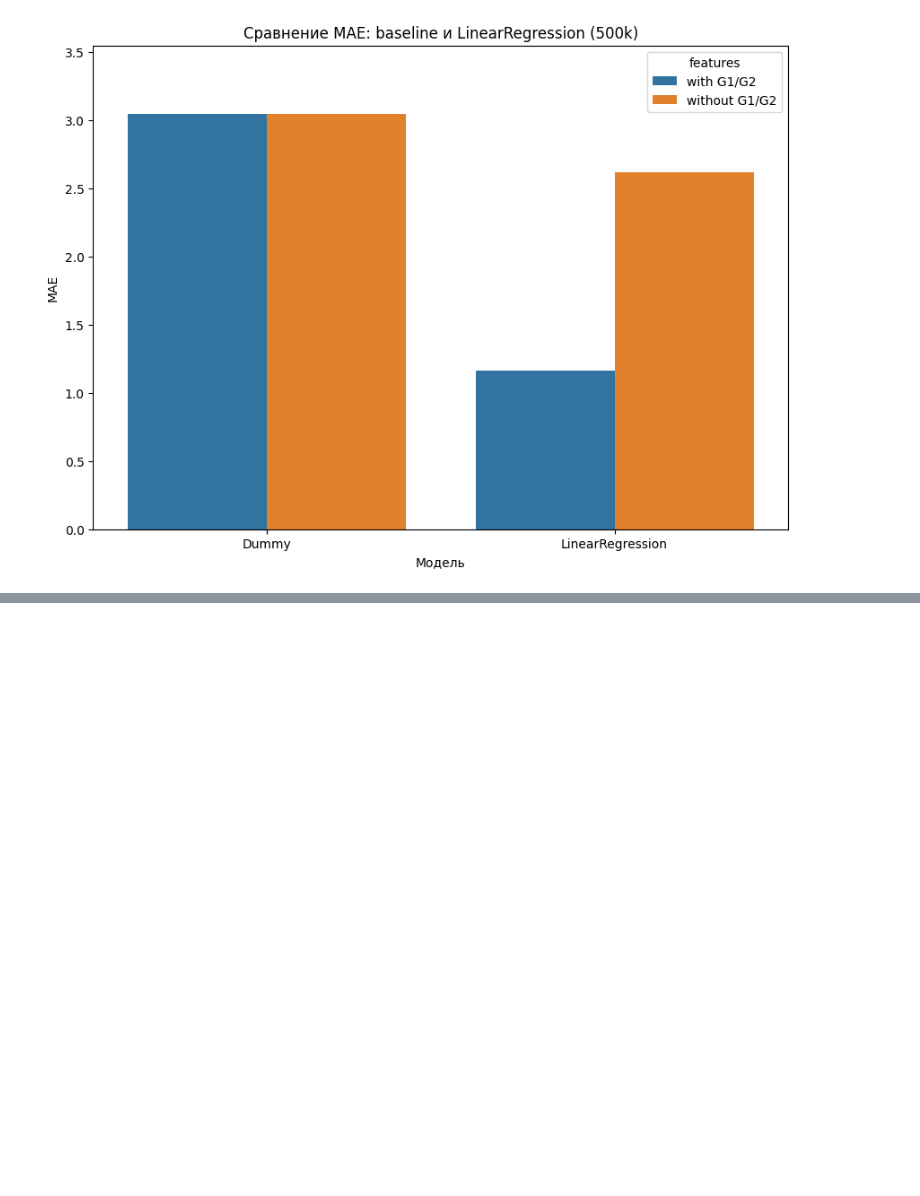
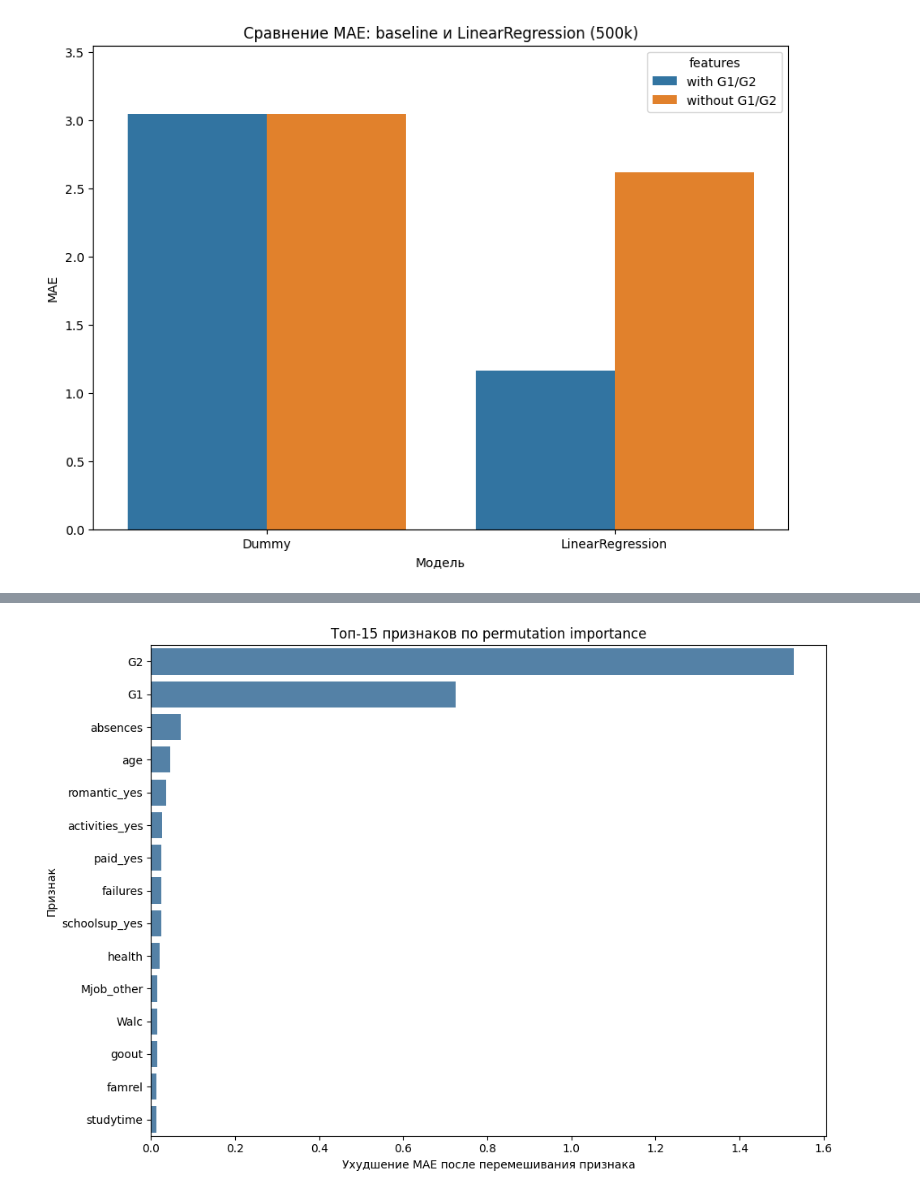
Before and after one commit to SladkyuLesha/student-performance-model, a Jupyter notebook: notebooks/01_data_overviwe.ipynb, the cells around one changed output, grey strips where cells are left out. Drawn from its saved outputs; the diff is of its cells as text; code cells hidden in the pictures; blank space fills up the shorter version.

```diff
--- a/notebooks/01_data_overviwe.ipynb
+++ b/notebooks/01_data_overviwe.ipynb
@@ -593,0 +1017,22 @@ plt.show()
+# %%
+from sklearn.inspection import permutation_importance
+
+importance_sample = X_test_with.sample(n=10000, random_state=42)
+y_importance_sample = y_test.loc[importance_sample.index]
+
+permutation_result = permutation_importance(
+    boosting_model_with_grades,
+    importance_sample,
+    y_importance_sample,
+    scoring="neg_mean_absolute_error",
+    n_repeats=3,
+    random_state=42,
+    n_jobs=-1,
+)
+
+feature_importance = pd.DataFrame({
+    "feature": importance_sample.columns,
+    "importance": permutation_result.importances_mean,
+}).sort_values("importance", ascending=False)
+
+feature_importance.head(15)
@@ -593,0 +1056,17 @@ plt.show()
+# %%
+plt.figure(figsize=(10, 7))
+
+sns.barplot(
+    data=feature_importance.head(15),
+    x="importance",
+    y="feature",
+    color="steelblue",
+)
+
+plt.title("Топ-15 признаков по permutation importance")
+plt.xlabel("Ухудшение MAE после перемешивания признака")
+plt.ylabel("Признак")
+plt.tight_layout()
+plt.show()
+# %% [output]
+[figure, added]
```
Also changed, not shown: parts of 33 cells of this notebook, 1 other file.
